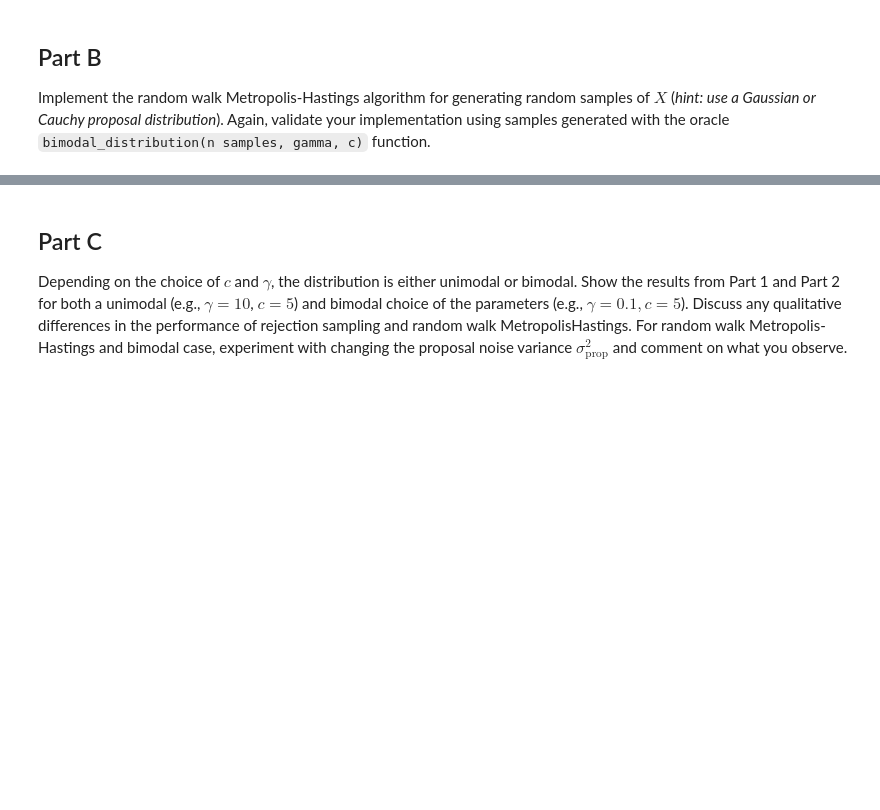
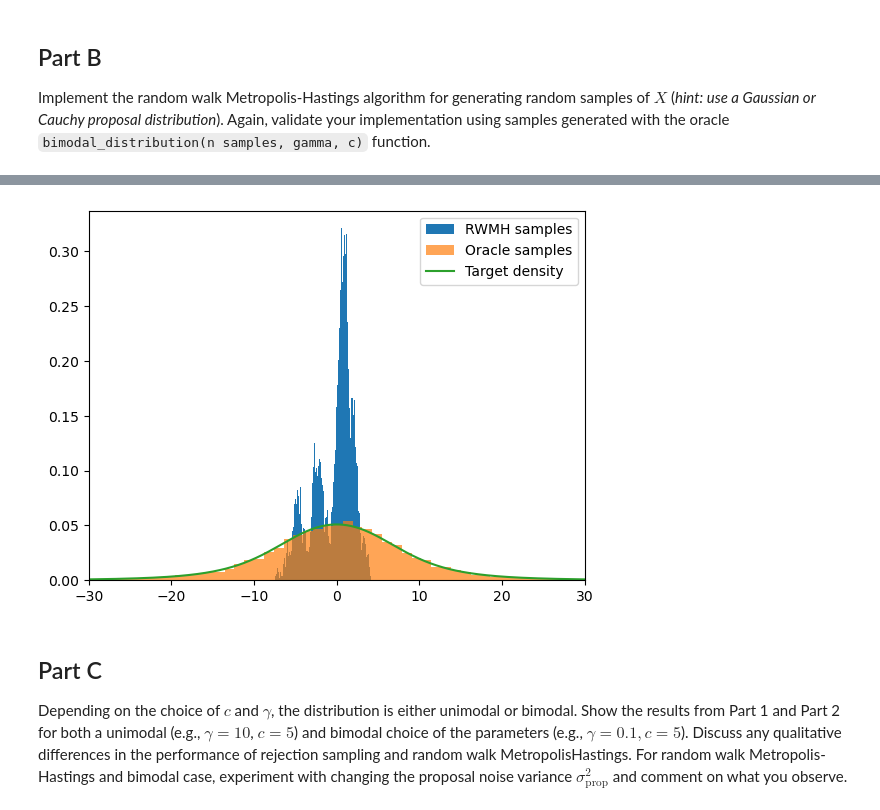
Before and after one commit to jlindbloom/m76f24, a Jupyter notebook: hw5/hw5.ipynb, the cells around one changed output, grey strips where cells are left out. Drawn from its saved outputs; the diff is of its cells as text; code cells hidden in the pictures; blank space fills up the shorter version.

```diff
--- a/hw5/hw5.ipynb
+++ b/hw5/hw5.ipynb
@@ -113,19 +118,21 @@ print(f"Acceptance rate: {100*acceptance_rate:.2f}%")
 # %%
 # Plot histogram
 plt.hist(samples, density=True, label="RWMH samples", bins=int(len(samples)/100))
 
 # Also plot oracle samples
 oracle_samples = bimodal_distribution(10000, gamma, c)
 plt.hist(oracle_samples, density=True, label="Oracle samples", bins=300, alpha=0.7)
 
 # Plot density
-dom = np.linspace(-20,20,1000)
+dom = np.linspace(-30,30,1000)
 rang = np.exp(f_log(dom))
 plt.plot(dom, rang, label="Target density")
-plt.xlim(-10,10)
+plt.xlim(-30,30)
 
 plt.legend()
 plt.show()
+# %% [output]
+[figure, added]
 # %% [markdown]
 ## Part C
 
```
Also changed, not shown: parts of 3 cells of this notebook, 5 other files.
